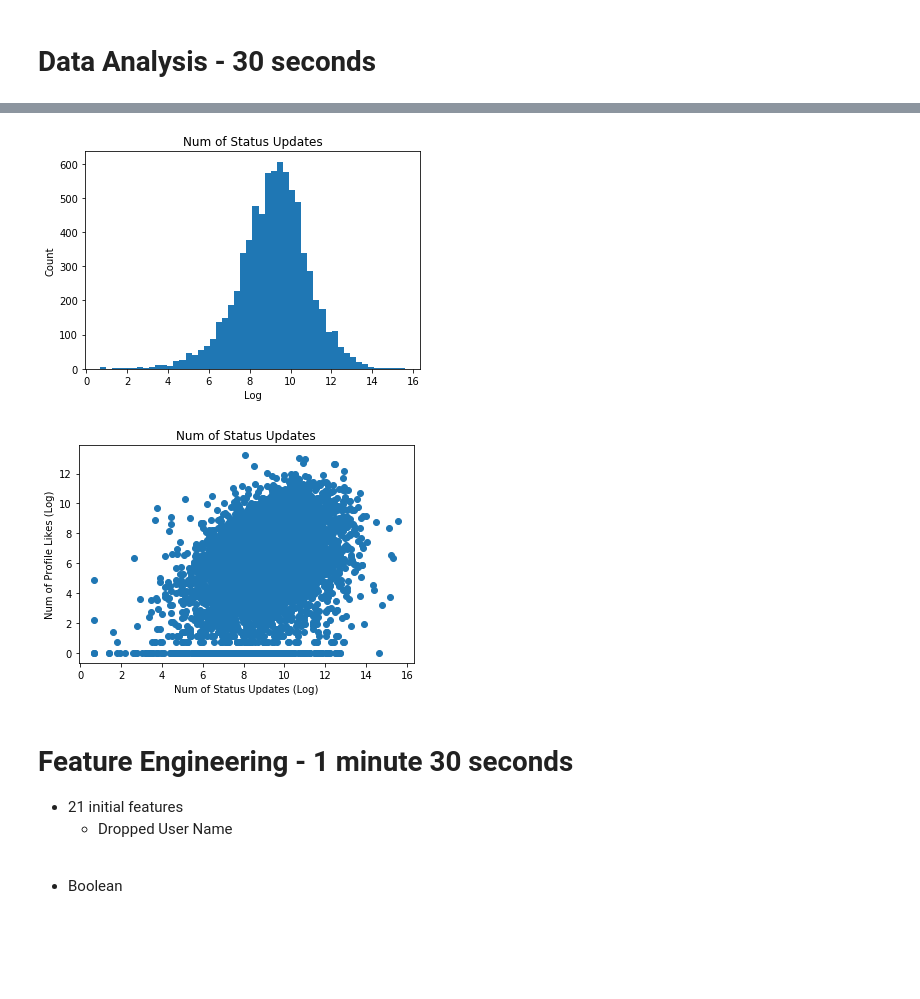
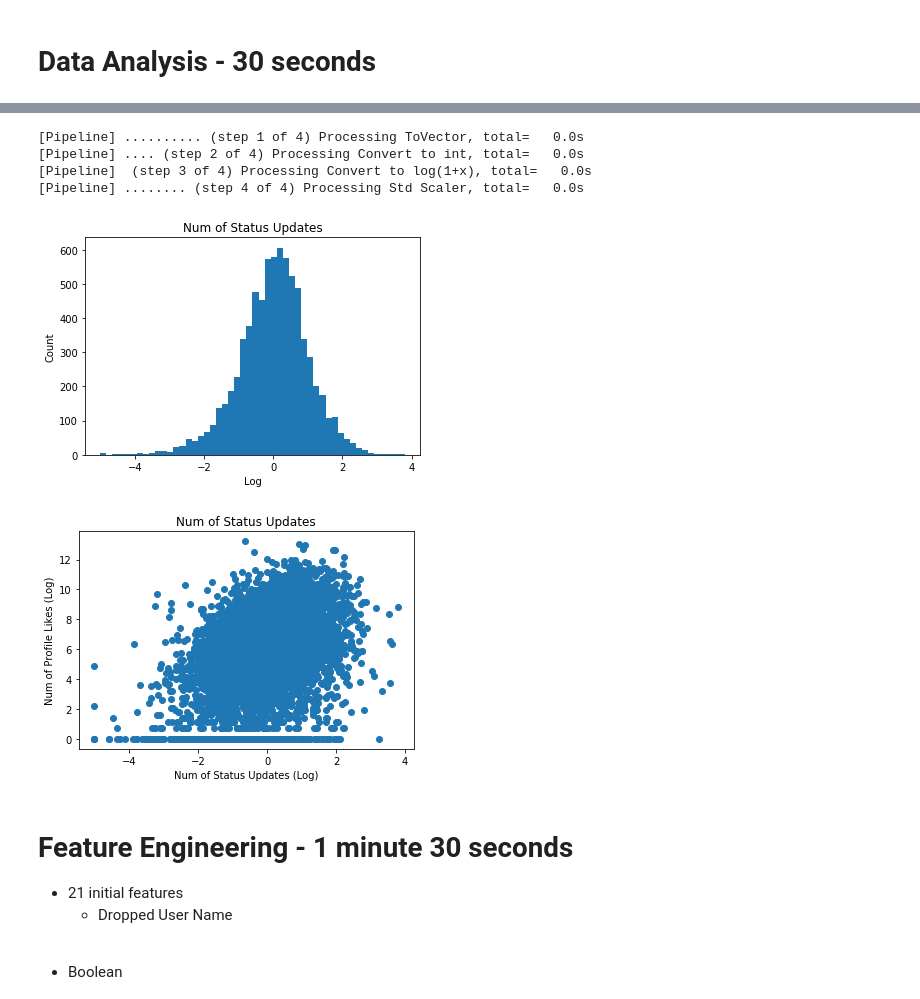
Before and after one commit to ebrunet28/smp, a Jupyter notebook: notebooks/presentation.ipynb, the cells around one changed output, grey strips where cells are left out. Saved outputs shown, nothing was run; the diff lists cells and outputs as text; code cells hidden in the pictures; blank space fills up the shorter version.

```diff
--- a/notebooks/presentation.ipynb
+++ b/notebooks/presentation.ipynb
@@ -125,22 +106,19 @@ _ = plt.legend()
 # %%
 from smp.features.discrete import NumOfStatusUpdates
 
 feature = NumOfStatusUpdates()
-X = np.log(1+ loader.train[feature.var_name].values)  # TODO use feature variable
-
-_ = plt.hist(X, bins=50,)
-_ = plt.title(feature.var_name)
-_ = plt.xlabel("Log")
-_ = plt.ylabel("Count")
+X = feature.fit_transform(X=loader.train)
+plot_feature(feature, X)
 # %% [output]
+[Pipeline] .......... (step 1 of 4) Processing ToVector, total=   0.0s
+[Pipeline] .... (step 2 of 4) Processing Convert to int, total=   0.0s
+[Pipeline]  (step 3 of 4) Processing Convert to log(1+x), total=   0.0s
+[Pipeline] ........ (step 4 of 4) Processing Std Scaler, total=   0.0s
-[figure, old version]
+[figure, new version]
-# %%
-_ = plt.scatter(X, y)
-_ = plt.title(feature.var_name)
-_ = plt.xlabel("Num of Status Updates (Log)")
-_ = plt.ylabel("Num of Profile Likes (Log)")
-# %% [output]
-[figure, removed]
+# %%
+plot_feature(feature, X, y)
+# %% [output]
+[figure, added]
 # %% [markdown]
 # Feature Engineering - 1 minute 30 seconds
 
```
Also changed, not shown: parts of 9 cells of this notebook, 1 other file.
